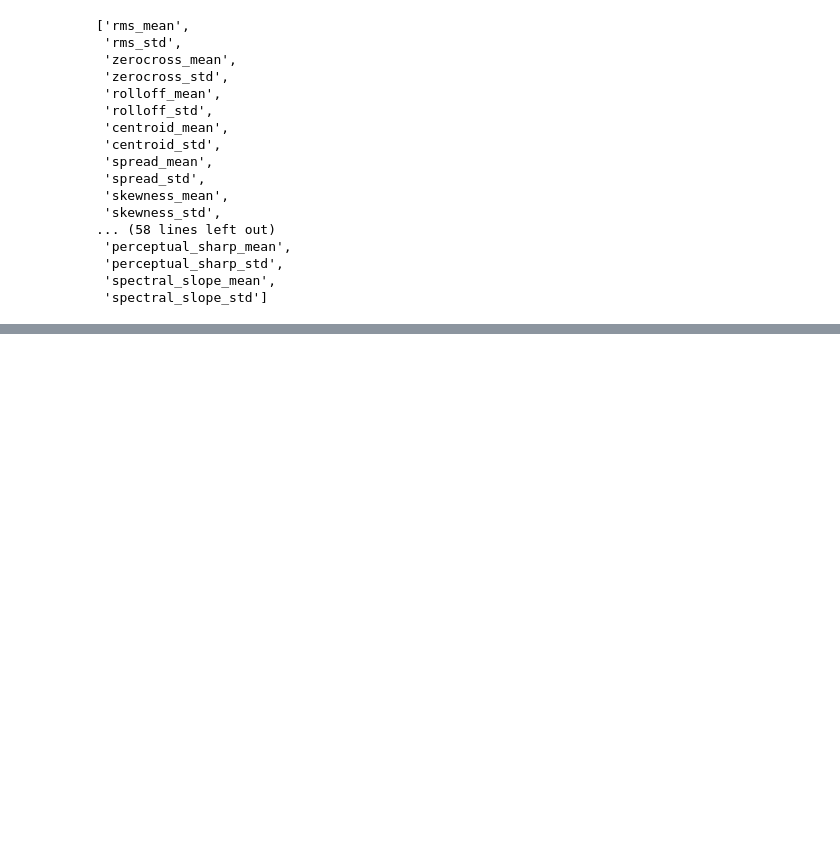
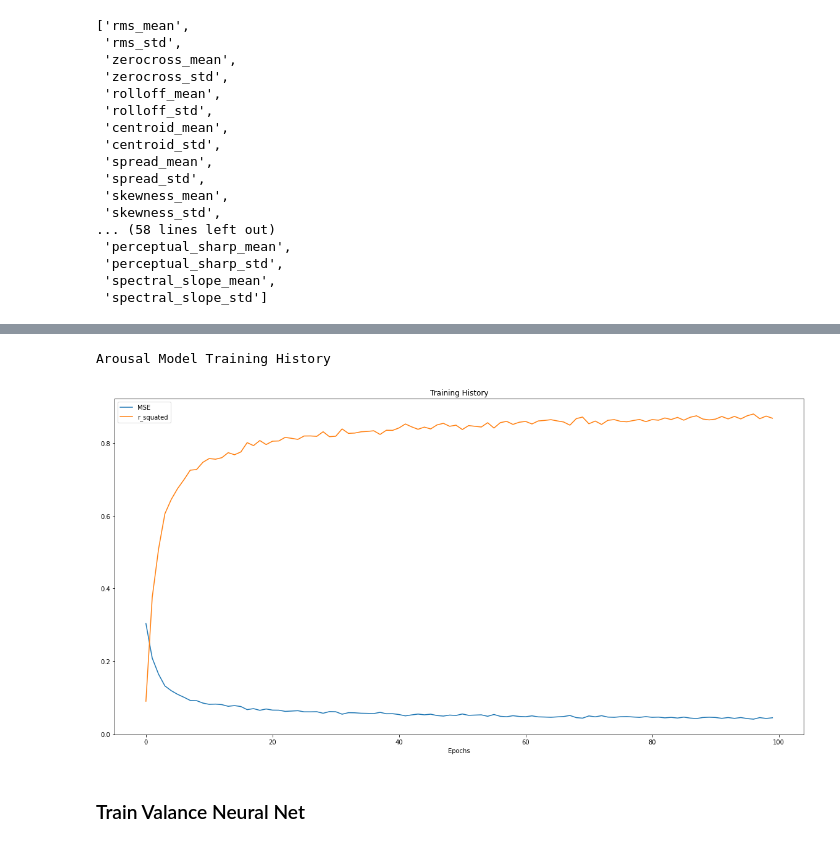
Before and after one commit to TheKangChen/soundscape-emotion-recognition-models, a Jupyter notebook: model_training.ipynb, the cells around one changed output, grey strips where cells are left out. Drawn from its saved outputs; the diff is of its cells as text; code cells hidden in the pictures; blank space fills up the shorter version.

Commit message:
Aro & Val NN trained

```diff
--- a/model_training.ipynb
+++ b/model_training.ipynb
@@ -636,0 +165,21 @@ Epoch 100/100
+# %%
+# Arousal Neural Net
+
+aro_model = keras.Sequential([
+    keras.layers.Dense(50, activation='relu', input_shape=(74,)),
+    keras.layers.Dropout(0.2),
+    keras.layers.Dense(20, activation='relu'),
+    keras.layers.Dropout(0.2),
+    keras.layers.Dense(1, activation='linear')
+])
+
+aro_model.compile(
+    optimizer=keras.optimizers.RMSprop(),
+    loss=keras.losses.MeanSquaredError(),
+    metrics=[
+        MeanSquaredError(),
+        RSquare(y_shape=(1,))
+    ]
+)
+# %%
+aro_history = aro_model.fit(f_features_norm, aro_y, epochs=100)
@@ -636,0 +204,26 @@ Epoch 100/100
+# %%
+mse = aro_history.history['mean_squared_error']
+r2 = aro_history.history['r_square']
+
+epochs = range(len(mse)) # Get number of epochs
+
+#------------------------------------------------
+# Plot training MSE per epoch
+#------------------------------------------------
+plt.figure(figsize=(20,10))
+plt.plot  (epochs, mse, label='MSE')
+
+#------------------------------------------------
+# Plot training r2 per epoch
+#------------------------------------------------
+plt.plot  (epochs, r2, label='r_squated')
+plt.xlabel('Epochs')
+plt.legend()
+plt.title ('Training History')
+
+print('Arousal Model Training History')
+# %% [output]
+Arousal Model Training History
+[figure, added]
+# %% [markdown]
+### Train Valance Neural Net
```
Also changed, not shown: parts of 43 cells of this notebook, 4 other files.
